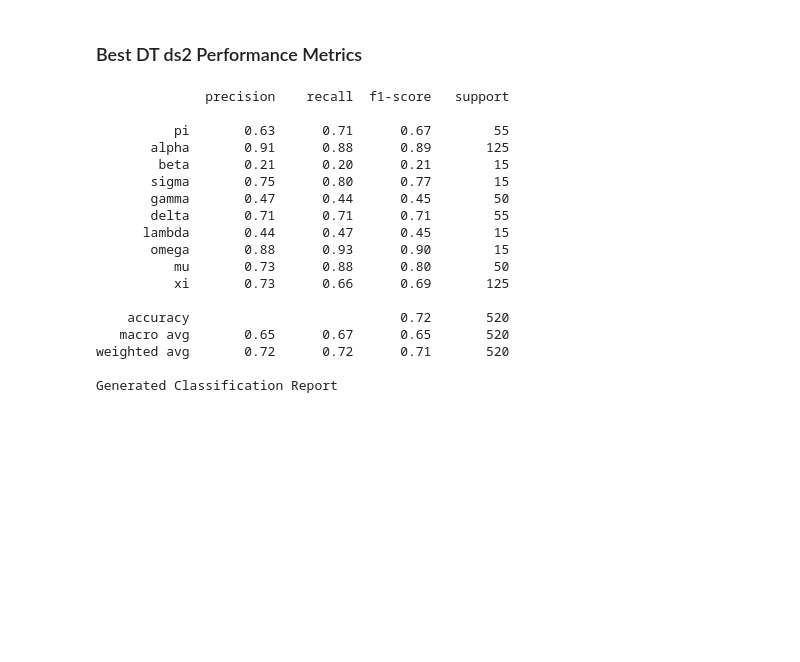
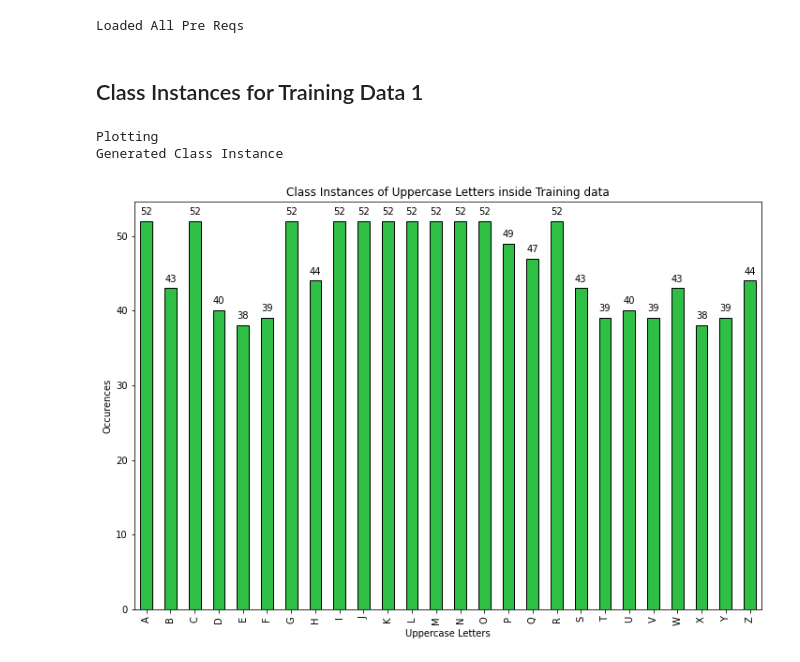
Before and after one commit to WillTarte/COMP472_A1, a Jupyter notebook: classInstances.ipynb, the cells around one changed output. Cells and saved outputs as stored; diff of their text form; code cells hidden in the pictures; blank space fills up the shorter version.

Commit message:
Class Instances modified

```diff
--- a/classInstances.ipynb
+++ b/classInstances.ipynb
@@ -175,23 +0,0 @@ Generated Plot Confusion Matrix
-# %% [markdown]
-### Best DT ds2 Performance Metrics
-# %%
-utils.getClassificationReport(bestDTGreek, testWithLabel2, greekLettersDict, 'Base DT Greek Letters' ,'Best-DT-DS2-Report')
-# %% [output]
-              precision    recall  f1-score   support
-
-          pi       0.63      0.71      0.67        55
-       alpha       0.91      0.88      0.89       125
-        beta       0.21      0.20      0.21        15
-       sigma       0.75      0.80      0.77        15
-       gamma       0.47      0.44      0.45        50
-       delta       0.71      0.71      0.71        55
-      lambda       0.44      0.47      0.45        15
-       omega       0.88      0.93      0.90        15
-          mu       0.73      0.88      0.80        50
-          xi       0.73      0.66      0.69       125
-
-    accuracy                           0.72       520
-   macro avg       0.65      0.67      0.65       520
-weighted avg       0.72      0.72      0.71       520
-
-Generated Classification Report
@@ -197,0 +3,43 @@ Generated Classification Report
+# %%
+upperCaseLettersInfoFile = 'info_1.csv'
+greekLettersInfoFile = 'info_2.csv'
+
+trainingData1File = 'train_1.csv'
+trainingData2File = 'train_2.csv'
+
+val1File = 'val_1.csv'
+val2File = 'val_2.csv'
+
+testWithLabel1File = 'test_with_label_1.csv'
+testWithLabel2File = 'test_with_label_2.csv'
+
+baseDTFile1 = 'Base-DT-DS1.csv'
+baseDTFile2 = 'Base-DT-DS2.csv'
+
+bestDTFile1 = 'Best-DT-DS1.csv'
+bestDTFile2 = 'Best-DT-DS2.csv'
+
+
+upperCaseLettersDict = utils.getInfo(upperCaseLettersInfoFile)
+greekLettersDict = utils.getInfo(greekLettersInfoFile)
+
+#Get data uses Pandas library. Returns 2d array with column headers in first row
+val1Data = utils.getData(val1File)
+val2Data = utils.getData(val2File)
+
+trainingData1 = utils.getData(trainingData1File)
+trainingData2 = utils.getData(trainingData2File)
+
+testWithLabel1 = utils.getData(testWithLabel1File)
+testWithLabel2 = utils.getData(testWithLabel2File)
+print('Loaded All Pre Reqs')
+# %% [output]
+Loaded All Pre Reqs
+# %% [markdown]
+## Class Instances for Training Data 1
+# %%
+utils.plotInstances(trainingData1, upperCaseLettersDict, 'Uppercase Letters', 'Training', 'trainingUppercase')
+# %% [output]
+Plotting
+Generated Class Instance
+[figure, added]
```
Also changed, not shown: parts of 33 cells of this notebook.
